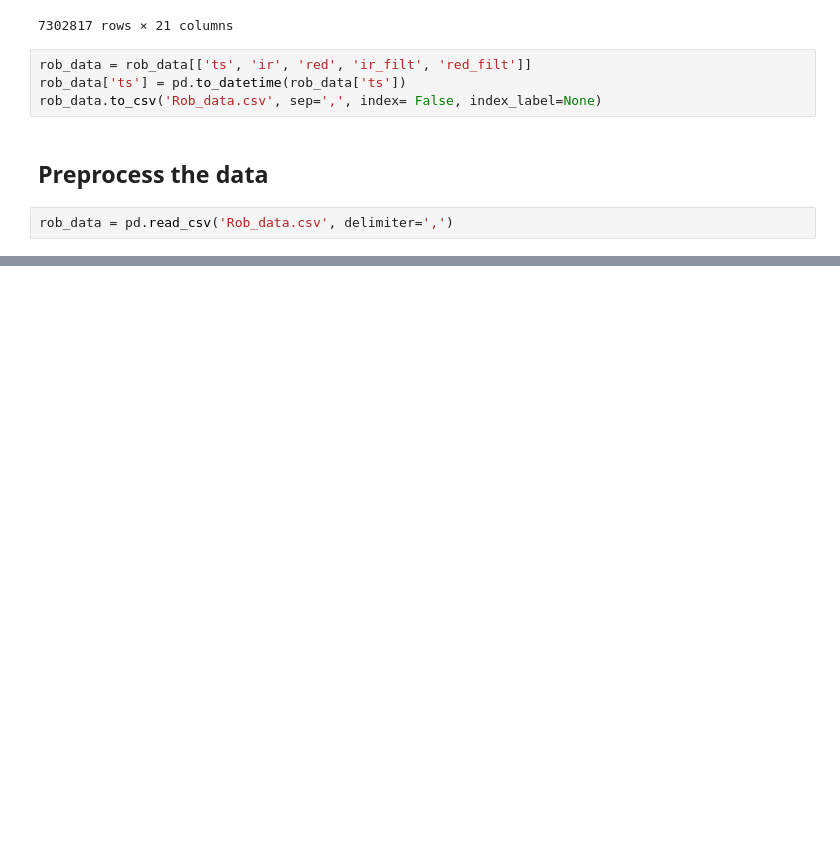
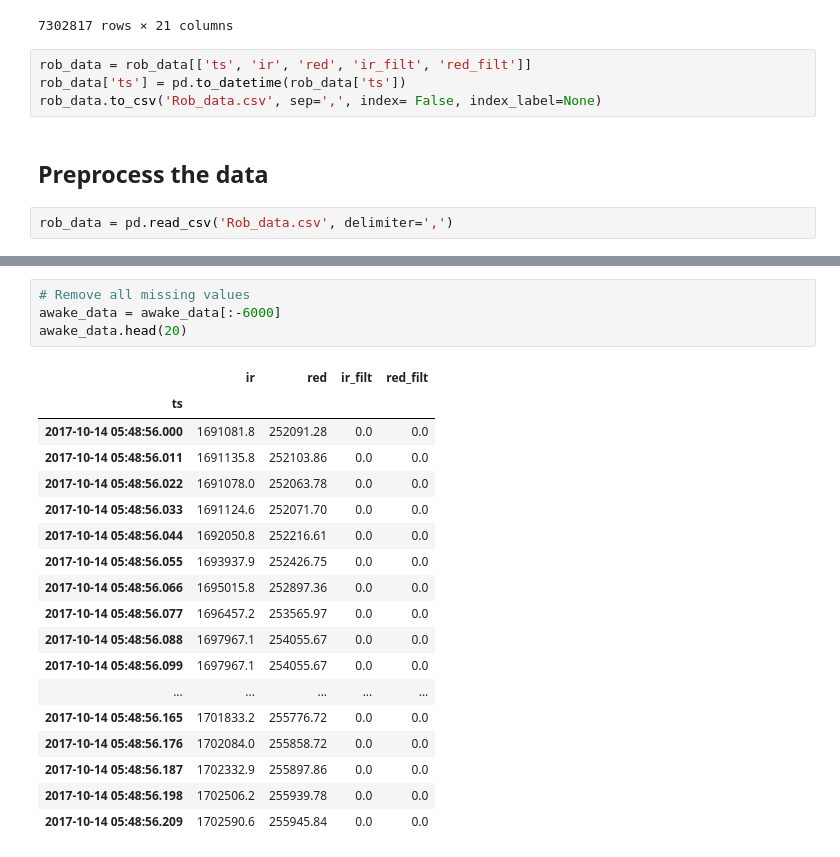
Before and after one commit to TeamCanaria/DataAnalysis, a Jupyter notebook: Analysing_rob_data.ipynb, the cells around one changed output, grey strips where cells are left out. Saved outputs shown, nothing was run; the diff lists cells and outputs as text; blank space fills up the shorter version.

```diff
--- a/Analysing_rob_data.ipynb
+++ b/Analysing_rob_data.ipynb
@@ -117,0 +138,23 @@ Timestamp('2015-07-04 00:00:00')
+# %%
+# Remove all missing values
+awake_data = awake_data[:-6000]
+awake_data.head(20)
+# %% [output]
+|  | ir | red | ir_filt | red_filt |
+| ts |  |  |  |  |
+| 2017-10-14 05:48:56.000 | 1691081.8 | 252091.28 | 0.0 | 0.0 |
+| 2017-10-14 05:48:56.011 | 1691135.8 | 252103.86 | 0.0 | 0.0 |
+| 2017-10-14 05:48:56.022 | 1691078.0 | 252063.78 | 0.0 | 0.0 |
+| 2017-10-14 05:48:56.033 | 1691124.6 | 252071.70 | 0.0 | 0.0 |
+| 2017-10-14 05:48:56.044 | 1692050.8 | 252216.61 | 0.0 | 0.0 |
+| 2017-10-14 05:48:56.055 | 1693937.9 | 252426.75 | 0.0 | 0.0 |
+| 2017-10-14 05:48:56.066 | 1695015.8 | 252897.36 | 0.0 | 0.0 |
+| 2017-10-14 05:48:56.077 | 1696457.2 | 253565.97 | 0.0 | 0.0 |
+| 2017-10-14 05:48:56.088 | 1697967.1 | 254055.67 | 0.0 | 0.0 |
+| 2017-10-14 05:48:56.099 | 1697967.1 | 254055.67 | 0.0 | 0.0 |
+| ... | ... | ... | ... | ... |
+| 2017-10-14 05:48:56.165 | 1701833.2 | 255776.72 | 0.0 | 0.0 |
+| 2017-10-14 05:48:56.176 | 1702084.0 | 255858.72 | 0.0 | 0.0 |
+| 2017-10-14 05:48:56.187 | 1702332.9 | 255897.86 | 0.0 | 0.0 |
+| 2017-10-14 05:48:56.198 | 1702506.2 | 255939.78 | 0.0 | 0.0 |
+| 2017-10-14 05:48:56.209 | 1702590.6 | 255945.84 | 0.0 | 0.0 |
```
Also changed, not shown: parts of 16 cells of this notebook.
